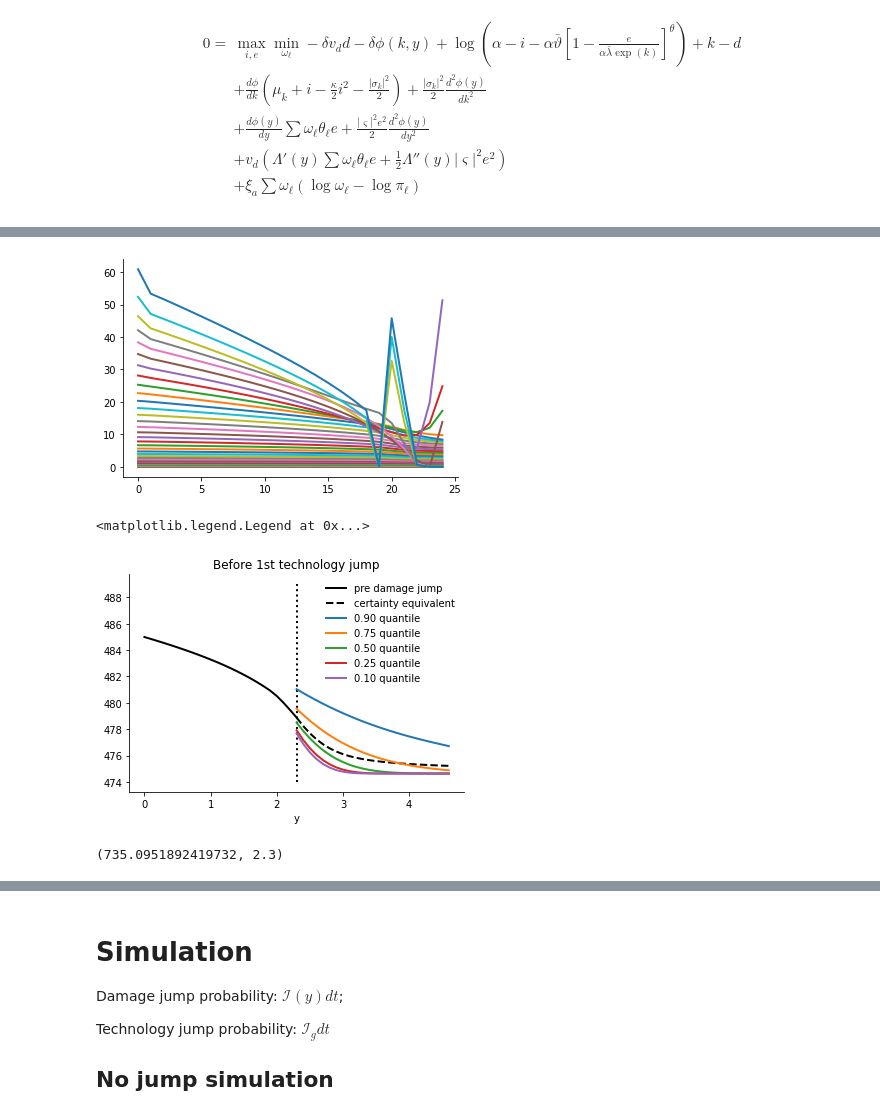
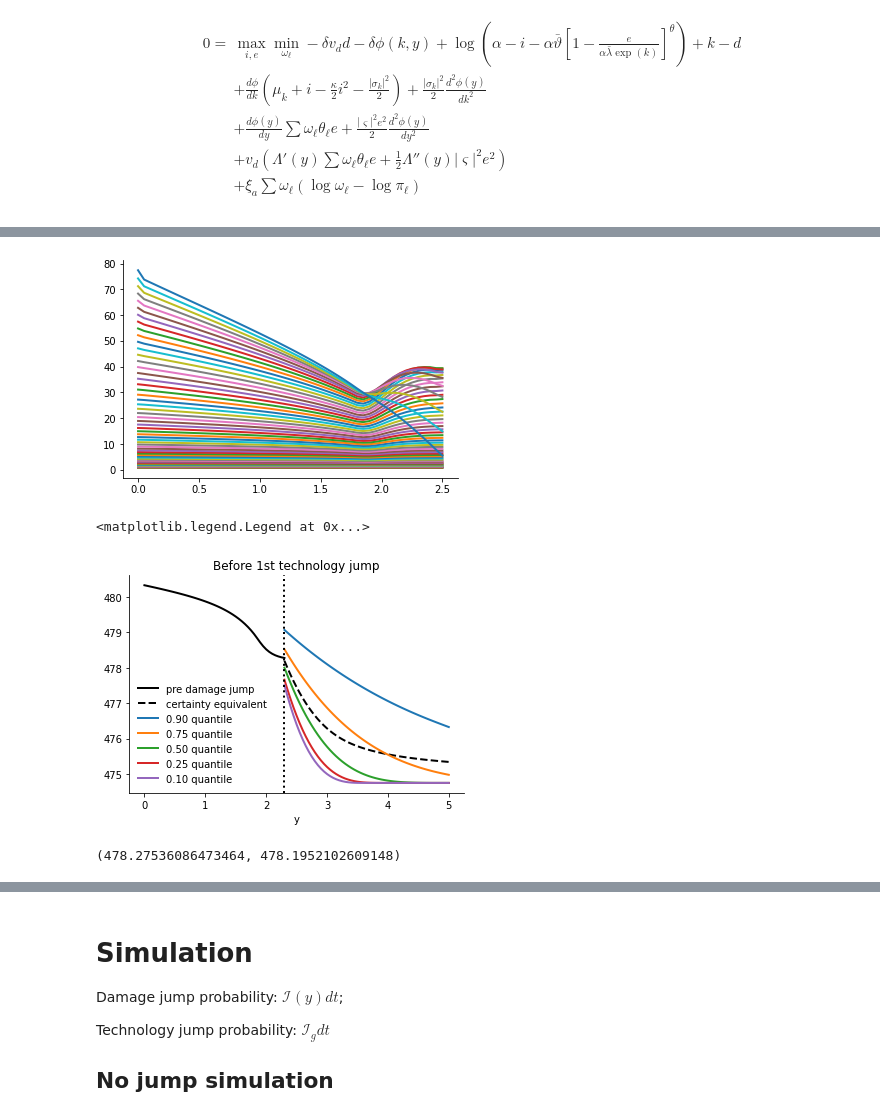
Before and after one commit to lphansen/ClimateUncertaintySpillover, a Jupyter notebook: notebook/DICE_two_jump.ipynb, the cells around one changed output, grey strips where cells are left out. Cells and saved outputs as stored; diff of their text form; code cells hidden in the pictures.

```diff
--- a/notebook/DICE_two_jump.ipynb
+++ b/notebook/DICE_two_jump.ipynb
@@ -657,17 +705,17 @@ def solve_predmg(y_grid,
 # %%
 θ = 3
 ϑ_bar = 0
-λ_bar = 0.0798
-I_g = 0
+λ_bar = λ_1
+I_g = I_g_1
 πd_o_list = np.ones(len(γ3_list))/len(γ3_list)
 econ_param = (δ, η, α, μk, σk, κ, θ, ϑ_bar, λ_bar, I_g)
 dmg_param = (γ1, γ2, γ3_list, πd_o_list, y_bar)
 climate_param = (θ_list, σy)
-uncertain_param = (0.01, 5, 5)
-v_tech = np.zeros((len(res_tech2), n_y, n_k))
+uncertain_param = (100_000, 100_000, 100_000)
+v_tech = np.zeros((len(res_tech2), n_k, n_y))
 args = (econ_param, dmg_param, climate_param, uncertain_param)
 for i in range(len(res_tech2)):
     v_tech[i] = res_tech2[i]['v0']
 res_tech2_prd = solve_predmg(y_grid, k_grid, args,
-                             True, v_tech, None, None, 2, 1e-5, 2_000)
+                             True, v_tech, None, None, 2, 1e-6, 2_000)
 # %% [output]
@@ -741,0 +797,4 @@ plt.show()
+# %%
+y_grid_cap = y_grid[:len(res_tech1_prd['ems'].T)]
+plt.plot(y_grid_cap, res_tech1_prd['ems'].T)
+plt.show()
@@ -744,21 +805,22 @@ loc_k0 = np.abs(np.exp(k_grid) - k0).argmin()
 loc_bar = np.abs(y_grid - y_bar).argmin()
 v = res_tech1_prd['v0']
 v_bound = res_tech1_prd['v_bound']
-plt.plot(y_grid[:loc_bar+1], v[:loc_bar+1, loc_k0],
+plt.plot(y_grid[:loc_bar+1], v[loc_k0, :loc_bar + 1],
          color='black', label="pre damage jump")
-plt.plot(y_grid[loc_bar:], v_bound[loc_bar:, loc_k0],
+plt.plot(y_grid[loc_bar:], v_bound[loc_k0, loc_bar:],
          color='black', linestyle='dashed', label='certainty equivalent')
 quantile_list = [0.1, 0.25, 0.5, 0.75, 0.9]
-v_tech = np.zeros((len(res_tech1), n_y, n_k))
+v_tech = np.zeros((len(res_tech1), n_k, n_y))
 for i in range(len(res_tech1)):
     v_tech[i] = res_tech1[i]['v0']
 for i in range(len(quantile_list)):
-    plt.plot(y_grid[loc_bar:], np.quantile(v_tech[:, loc_bar:, loc_k0], quantile_list[4-i], axis=0),
+    plt.plot(y_grid[loc_bar:], np.quantile(v_tech[:, loc_k0, loc_bar:, ], quantile_list[4-i], axis=0),
              label="{:.2f} quantile".format(quantile_list[4-i]))
 
-plt.vlines(y_bar, 484, 490, color='black', linestyle=':')
+plt.axvline(y_bar, color='black', linestyle=':')
 plt.title('After 1st technology jump, before 2nd technology jump')
 plt.legend()
-# plt.savefig('Phi_1.png', dpi=300)
+# plt.xlim(0.3, 4)
+# plt.savefig('../figures/DICE_like/Phi_1.png', dpi=300)
 # %% [output]
 <matplotlib.legend.Legend at 0x...>
@@ -783,19 +860,19 @@ $$
 \end{aligned}
 $$
 # %%
-ϑ_bar = 0.0453
-λ_bar = 0.1206
-I_g = 1/80
-πd_o_list = np.ones(len(γ3_list))/len(γ3_list)
+ϑ_bar = ϑ_0
+λ_bar = λ_0
+I_g = I_g_0
+πd_o_list = np.ones(len(γ3_list)) / len(γ3_list)
 econ_param = (δ, η, α, μk, σk, κ, θ, ϑ_bar, λ_bar, I_g)
 dmg_param = (γ1, γ2, γ3_list, πd_o_list, y_bar)
 climate_param = (θ_list, σy)
-uncertain_param = (0.01, 5, 5)
-v_tech = np.zeros((len(res_tech0), n_y, n_k))
+uncertain_param = (100_000, 100_000, 100_000)
+v_tech = np.zeros((len(res_tech0), n_k, n_y))
 args = (econ_param, dmg_param, climate_param, uncertain_param)
 for i in range(len(res_tech1)):
     v_tech[i] = res_tech0[i]['v0']
 v_pre = res_tech1_prd['v0']
-res_tech0_prd = solve_predmg(y_grid, k_grid, args,
-                             False, v_tech, v_pre, v_pre, 0.5, 1e-6, 4_000)
+res_tech0_prd = solve_predmg(y_grid, k_grid, args, False, v_tech, v_pre, None,
+                             2, 1e-6, 1_000)
 # %% [output]
@@ -819,38 +896,38 @@ Episode: 2538 pde err: 0.068523822802; ft err: 0.000000997451; Iterations: 2; cg
 # %%
-plt.plot(res_tech0_prd['ems'])
+plt.plot(y_grid_cap, res_tech0_prd['ems'].T)
 plt.show()
 # %% [output]
-[figure, old version]
+[figure, new version]
 # %%
 loc_k0 = np.abs(np.exp(k_grid) - k0).argmin()
 loc_bar = np.abs(y_grid - y_bar).argmin()
 v = res_tech0_prd['v0']
 v_bound = res_tech0_prd['v_bound']
-plt.plot(y_grid[:loc_bar+1], v[:loc_bar+1, loc_k0],
+plt.plot(y_grid[:loc_bar+1], v[loc_k0, :loc_bar+1],
          color='black', label="pre damage jump")
-plt.plot(y_grid[loc_bar:], v_bound[loc_bar:, loc_k0],
+plt.plot(y_grid[loc_bar:], v_bound[loc_k0, loc_bar:],
          color='black', linestyle='--', label='certainty equivalent')
 quantile_list = [0.1, 0.25, 0.5, 0.75, 0.9]
-v_tech = np.zeros((len(res_tech0), n_y, n_k))
+v_tech = np.zeros((len(res_tech0), n_k, n_y))
 args = (econ_param, dmg_param, climate_param, uncertain_param)
 for i in range(len(res_tech1)):
     v_tech[i] = res_tech0[i]['v0']
 for i in range(len(quantile_list)):
-    plt.plot(y_grid[loc_bar:], np.quantile(v_tech[:, loc_bar:, loc_k0], quantile_list[4-i], axis=0),
+    plt.plot(y_grid[loc_bar:], np.quantile(v_tech[:, loc_k0, loc_bar:, ], quantile_list[4-i], axis=0),
              label="{:.2f} quantile".format(quantile_list[4-i]))
 
-plt.vlines(y_bar, 474, 489, color='black', linestyle=':')
+plt.axvline(y_bar, color='black', linestyle=':')
 plt.title('Before 1st technology jump')
 plt.xlabel('y')
-plt.legend()
-# plt.savefig('Phi_0.png', dpi=300)
+plt.legend(loc=3)
+# plt.savefig('../figures/DICE_like/Phi_0.png', dpi=300)
 # %% [output]
 <matplotlib.legend.Legend at 0x...>
-[figure, old version]
+[figure, new version]
-# %%
-np.exp(k_grid[loc_k0]), y_bar
-# %% [output]
-(735.0951892419732, 2.3)
+# %%
+v[loc_k0, loc_bar], v_bound[loc_k0, loc_bar]
+# %% [output]
+(478.27536086473464, 478.1952102609148)
 # %%
 loc_k0 = np.abs(np.exp(k_grid) - k0).argmin()
 loc_bar = np.abs(y_grid - y_bar).argmin()
```
Also changed, not shown: parts of 97 cells of this notebook, 24 other files.
